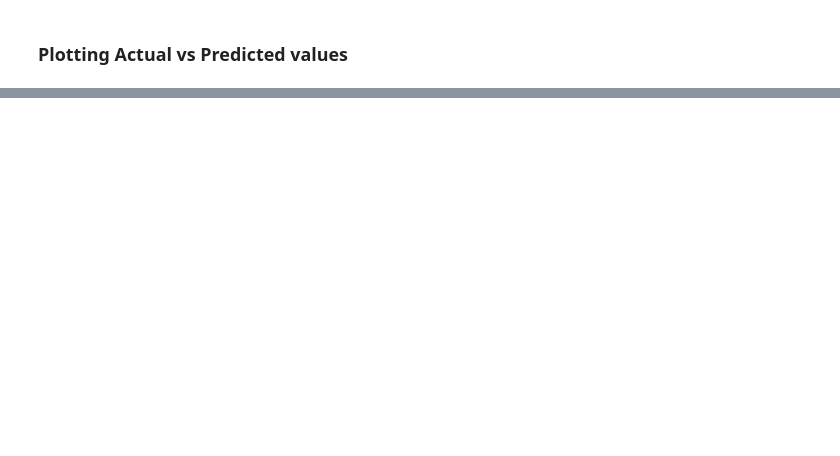
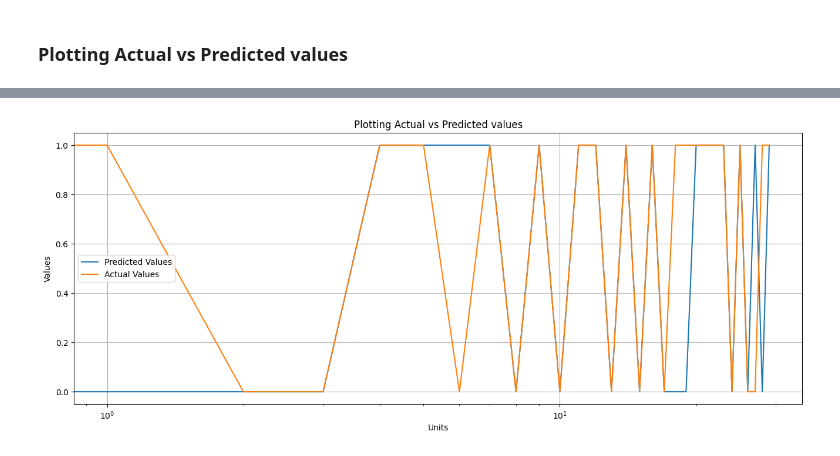
Before and after one commit to yashkathe/Predict-Heart-Failure-Binary-Classification, a Jupyter notebook: classify-heart-failure.ipynb, the cells around one changed output, grey strips where cells are left out. Drawn from its saved outputs; the diff is of its cells as text; code cells hidden in the pictures; blank space fills up the shorter version.

```diff
--- a/classify-heart-failure.ipynb
+++ b/classify-heart-failure.ipynb
@@ -316,0 +317,14 @@ plt.show()
+# %%
+# scaled plot
+plt.figure(figsize=(16,6))
+plt.plot(test_pred[:30], label='Predicted Values')
+plt.plot(y_test[:30], label='Actual Values')
+plt.title('Plotting Actual vs Predicted values')
+plt.xlabel("Units")
+plt.ylabel("Values")
+plt.xscale("log")
+plt.grid()
+plt.legend()
+plt.show()
+# %% [output]
+[figure, added]
```
Also changed, not shown: parts of 10 cells of this notebook, 5 other files.
